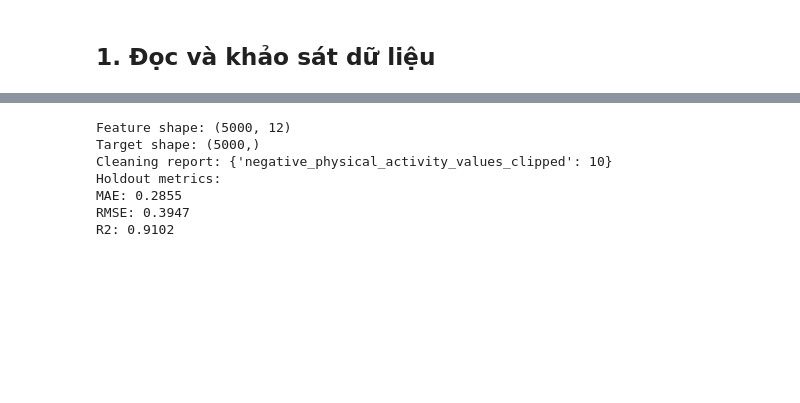
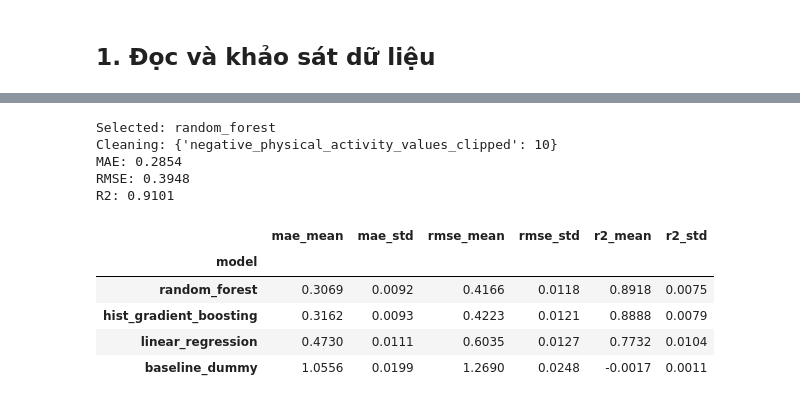
Before and after one commit to cfthanh12/ML_SK, a Jupyter notebook: notebooks/model_training.ipynb, the cells around one changed output, grey strips where cells are left out. Cells and saved outputs as stored; diff of their text form; code cells hidden in the pictures; blank space fills up the shorter version.

```diff
--- a/notebooks/model_training.ipynb
+++ b/notebooks/model_training.ipynb
@@ -105,18 +230,28 @@ Mô hình dùng One-Hot Encoding cho dữ liệu phân loại và Random Forest
 # %%
-X, y, cleaning_report = prepare_dataset(data)
-print("Feature shape:", X.shape)
-print("Target shape:", y.shape)
-print("Cleaning report:", cleaning_report)
+(
+    model,
+    metrics,
+    evaluation,
+    cleaning_report,
+    cv_table,
+    selected_model,
+    feature_importance,
+) = train_model(data)
 
-model, metrics, evaluation, cleaning_report = train_model(data)
-print("Holdout metrics:")
+print("Selected:", selected_model)
+print("Cleaning:", cleaning_report)
 for name, value in metrics.items():
     print(f"{name.upper()}: {value:.4f}")
+display(cv_table.round(4))
 # %% [output]
-Feature shape: (5000, 12)
-Target shape: (5000,)
-Cleaning report: {'negative_physical_activity_values_clipped': 10}
-Holdout metrics:
-MAE: 0.2855
-RMSE: 0.3947
-R2: 0.9102
+Selected: random_forest
+Cleaning: {'negative_physical_activity_values_clipped': 10}
+MAE: 0.2854
+RMSE: 0.3948
+R2: 0.9101
+|  | mae_mean | mae_std | rmse_mean | rmse_std | r2_mean | r2_std |
+| model |  |  |  |  |  |  |
+| random_forest | 0.3069 | 0.0092 | 0.4166 | 0.0118 | 0.8918 | 0.0075 |
+| hist_gradient_boosting | 0.3162 | 0.0093 | 0.4223 | 0.0121 | 0.8888 | 0.0079 |
+| linear_regression | 0.4730 | 0.0111 | 0.6035 | 0.0127 | 0.7732 | 0.0104 |
+| baseline_dummy | 1.0556 | 0.0199 | 1.2690 | 0.0248 | -0.0017 | 0.0011 |
```
Also changed, not shown: parts of 16 cells of this notebook, 20 other files.
